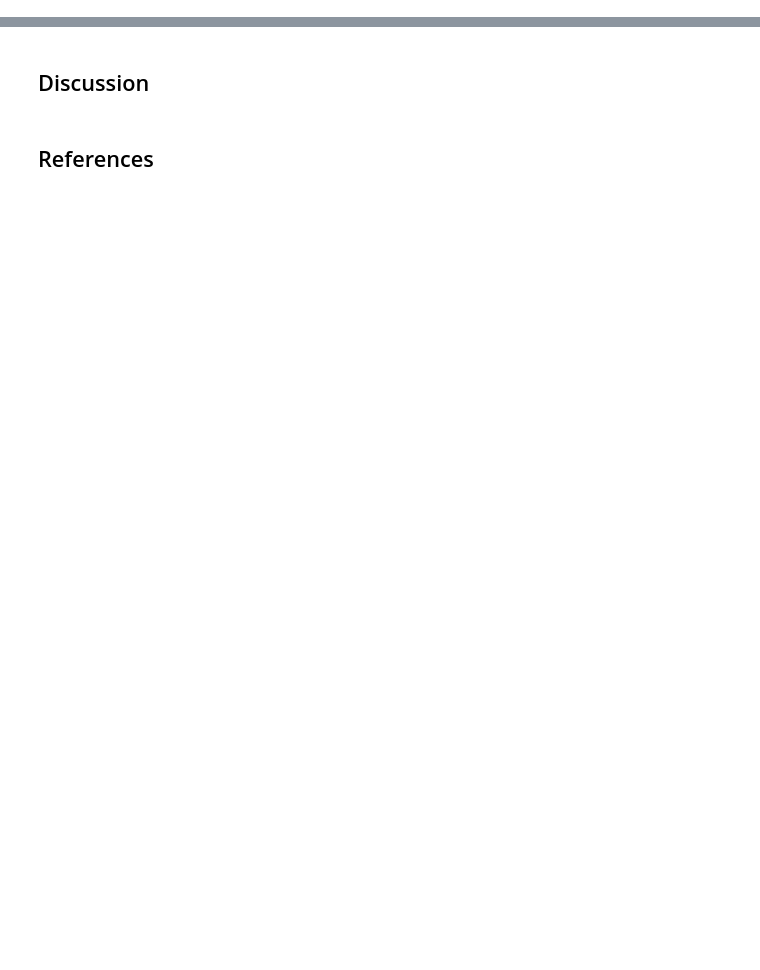
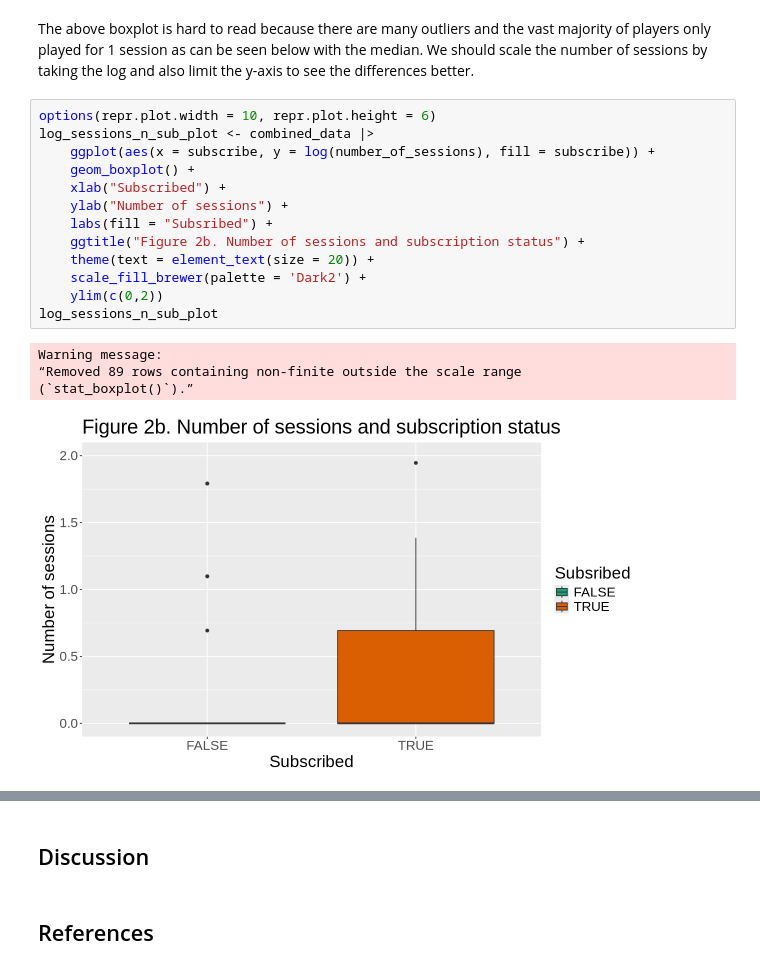
Before and after one commit to vlnclnt/DSCI_V-100-003-2025SS-VF, a Jupyter notebook: Project.ipynb, the cells around one changed output, grey strips where cells are left out. Cells and saved outputs as stored; diff of their text form; blank space fills up the shorter version.

```diff
--- a/Project.ipynb
+++ b/Project.ipynb
@@ -96,0 +160,20 @@ A tibble: 6 × 2
+# %% [markdown]
+The above boxplot is hard to read because there are many outliers and the vast majority of players only played for 1 session as can be seen below with the median. We should scale the number of sessions by taking the log and also limit the y-axis to see the differences better.
+# %%
+options(repr.plot.width = 10, repr.plot.height = 6)
+log_sessions_n_sub_plot <- combined_data |>
+    ggplot(aes(x = subscribe, y = log(number_of_sessions), fill = subscribe)) +
+    geom_boxplot() +
+    xlab("Subscribed") +
+    ylab("Number of sessions") +
+    labs(fill = "Subsribed") +
+    ggtitle("Figure 2b. Number of sessions and subscription status") +
+    theme(text = element_text(size = 20)) +
+    scale_fill_brewer(palette = 'Dark2') +
+    ylim(c(0,2))
+log_sessions_n_sub_plot
+# %% [output]
+Warning message:
+“Removed 89 rows containing non-finite outside the scale range
+(`stat_boxplot()`).”
+[figure, added]
```
Also changed, not shown: parts of 23 cells of this notebook.
